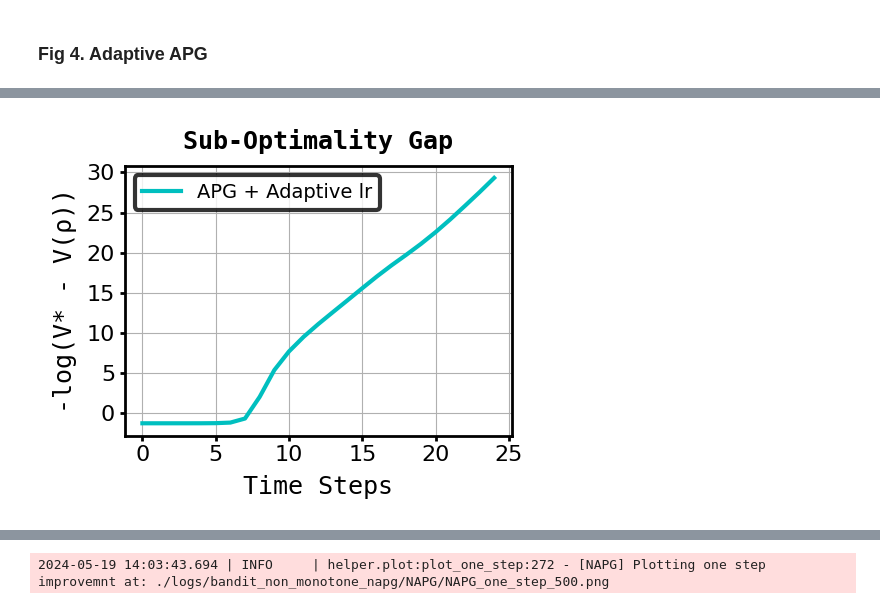
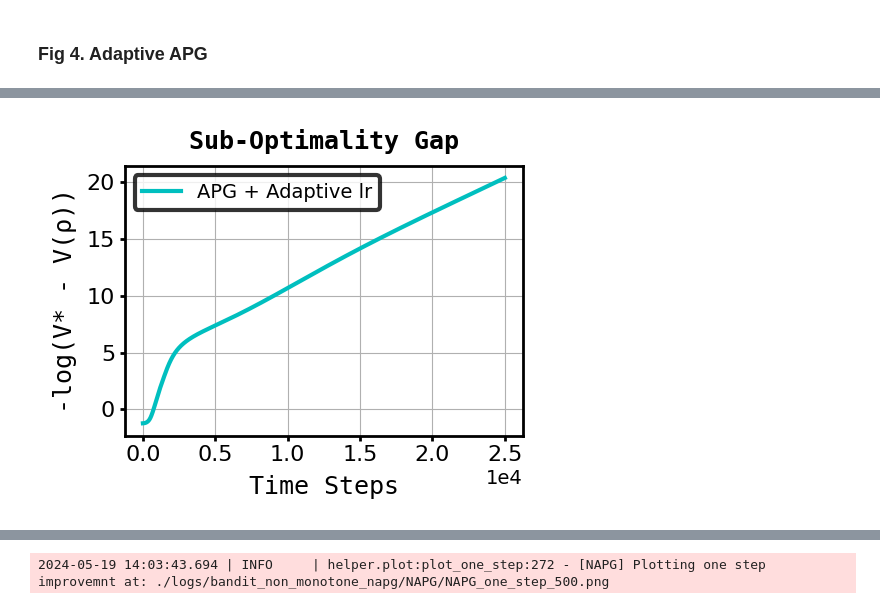
Before and after one commit to NYCU-RL-Bandits-Lab/APG, a Jupyter notebook: true-gradient-mdp/plot.ipynb, the cells around one changed output, grey strips where cells are left out. Cells and saved outputs as stored; diff of their text form; code cells hidden in the pictures.

```diff
--- a/true-gradient-mdp/plot.ipynb
+++ b/true-gradient-mdp/plot.ipynb
@@ -119,6 +119,6 @@ dict_ = yaml.load(open(os.path.join(log_dir, 'APG_adaptive', 'args.yaml')), Load
 args = argparse.Namespace(**dict_)
 plotter = plot.Plotter(args, log_dir)
 
-img_dir = plotter.plot_log(25)
+img_dir = plotter.plot_log(25000)
 display(Image(filename=img_dir))
 # %% [output]
@@ -127 +127 @@ display(Image(filename=img_dir))
-[figure, old version]
+[figure, new version]
```
Also changed, not shown: parts of 7 cells of this notebook, 19 other files.
